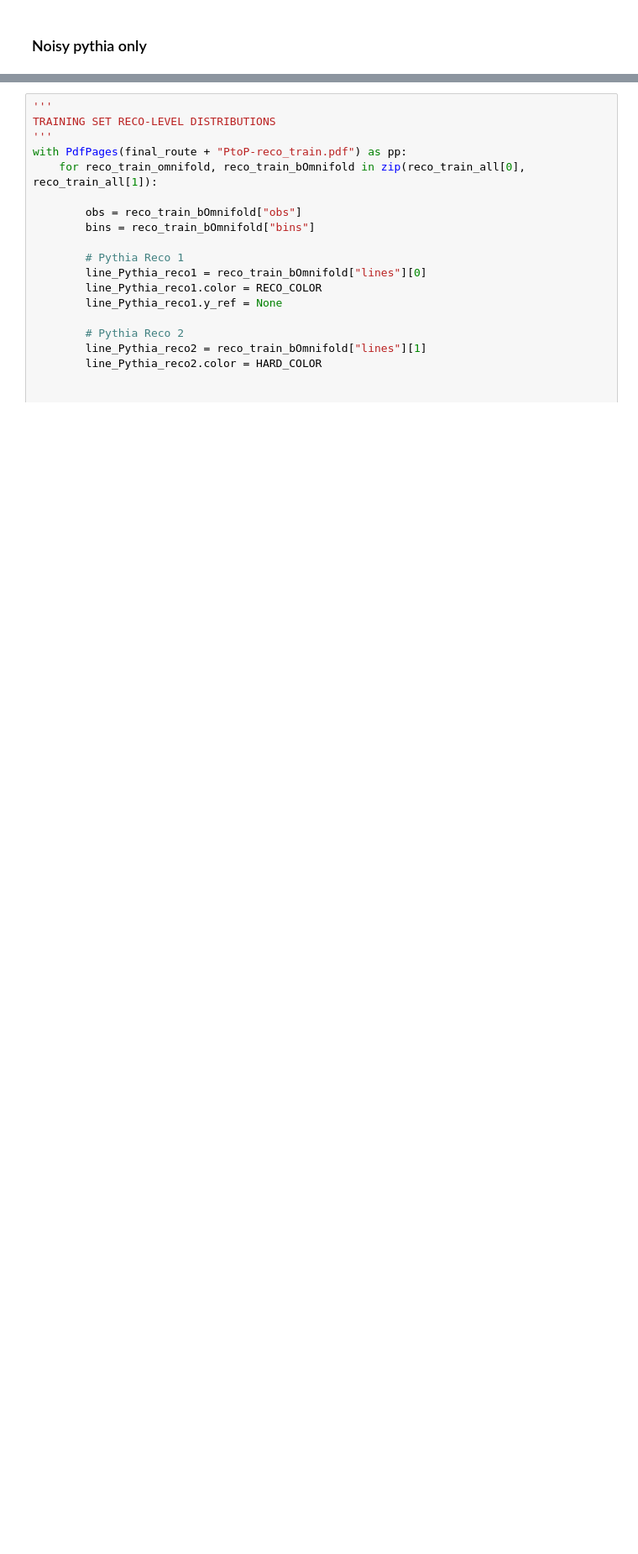
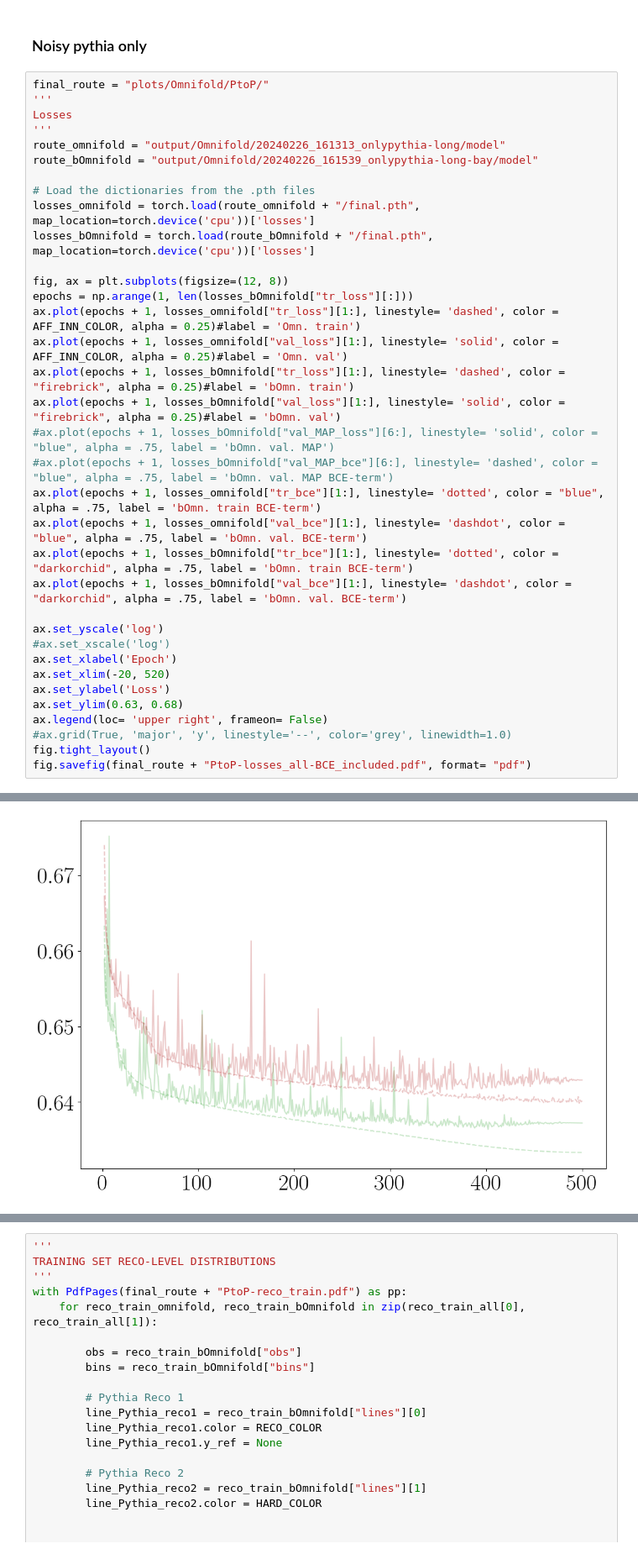
Before and after one commit to NathanHuetsch/GenerativeUnfolding, a Jupyter notebook: unfolding_plots.ipynb, the cells around one changed output, grey strips where cells are left out. Shown: that part at 84% size. Cells and saved outputs as stored; diff of their text form; blank space fills up the shorter version.

```diff
--- a/unfolding_plots.ipynb
+++ b/unfolding_plots.ipynb
@@ -763,2 +1117,38 @@ with PdfPages(final_route + "HtoP-observables.pdf") as pp:
 # %% [markdown]
 ### Noisy pythia only
+# %%
+final_route = "plots/Omnifold/PtoP/"
+'''
+Losses
+'''
+route_omnifold = "output/Omnifold/20240226_161313_onlypythia-long/model"
+route_bOmnifold = "output/Omnifold/20240226_161539_onlypythia-long-bay/model"
+
+# Load the dictionaries from the .pth files
+losses_omnifold = torch.load(route_omnifold + "/final.pth", map_location=torch.device('cpu'))['losses']
+losses_bOmnifold = torch.load(route_bOmnifold + "/final.pth", map_location=torch.device('cpu'))['losses']
+
+fig, ax = plt.subplots(figsize=(12, 8))
+epochs = np.arange(1, len(losses_bOmnifold["tr_loss"][:]))
+ax.plot(epochs + 1, losses_omnifold["tr_loss"][1:], linestyle= 'dashed', color = AFF_INN_COLOR, alpha = 0.25)#label = 'Omn. train')
+ax.plot(epochs + 1, losses_omnifold["val_loss"][1:], linestyle= 'solid', color = AFF_INN_COLOR, alpha = 0.25)#label = 'Omn. val')
+ax.plot(epochs + 1, losses_bOmnifold["tr_loss"][1:], linestyle= 'dashed', color = "firebrick", alpha = 0.25)#label = 'bOmn. train')
+ax.plot(epochs + 1, losses_bOmnifold["val_loss"][1:], linestyle= 'solid', color = "firebrick", alpha = 0.25)#label = 'bOmn. val')
+#ax.plot(epochs + 1, losses_bOmnifold["val_MAP_loss"][6:], linestyle= 'solid', color = "blue", alpha = .75, label = 'bOmn. val. MAP')
+#ax.plot(epochs + 1, losses_bOmnifold["val_MAP_bce"][6:], linestyle= 'dashed', color = "blue", alpha = .75, label = 'bOmn. val. MAP BCE-term')
+ax.plot(epochs + 1, losses_omnifold["tr_bce"][1:], linestyle= 'dotted', color = "blue", alpha = .75, label = 'bOmn. train BCE-term')
+ax.plot(epochs + 1, losses_omnifold["val_bce"][1:], linestyle= 'dashdot', color = "blue", alpha = .75, label = 'bOmn. val. BCE-term')
+ax.plot(epochs + 1, losses_bOmnifold["tr_bce"][1:], linestyle= 'dotted', color = "darkorchid", alpha = .75, label = 'bOmn. train BCE-term')
+ax.plot(epochs + 1, losses_bOmnifold["val_bce"][1:], linestyle= 'dashdot', color = "darkorchid", alpha = .75, label = 'bOmn. val. BCE-term')
+
+ax.set_yscale('log')
+#ax.set_xscale('log')
+ax.set_xlabel('Epoch')
+ax.set_xlim(-20, 520)
+ax.set_ylabel('Loss')
+ax.set_ylim(0.63, 0.68)
+ax.legend(loc= 'upper right', frameon= False)
+#ax.grid(True, 'major', 'y', linestyle='--', color='grey', linewidth=1.0)
+fig.tight_layout()
+fig.savefig(final_route + "PtoP-losses_all-BCE_included.pdf", format= "pdf")
+# %% [output]
@@ -765,3 +1156,4 @@ with PdfPages(final_route + "HtoP-observables.pdf") as pp:
+[figure, added]
 # %%
 route_omnifold = "output/Omnifold/20240226_161313_onlypythia-long"
 route_bOmnifold = "output/Omnifold/20240226_161539_onlypythia-long-bay"
```
Also changed, not shown: parts of 28 cells of this notebook.
